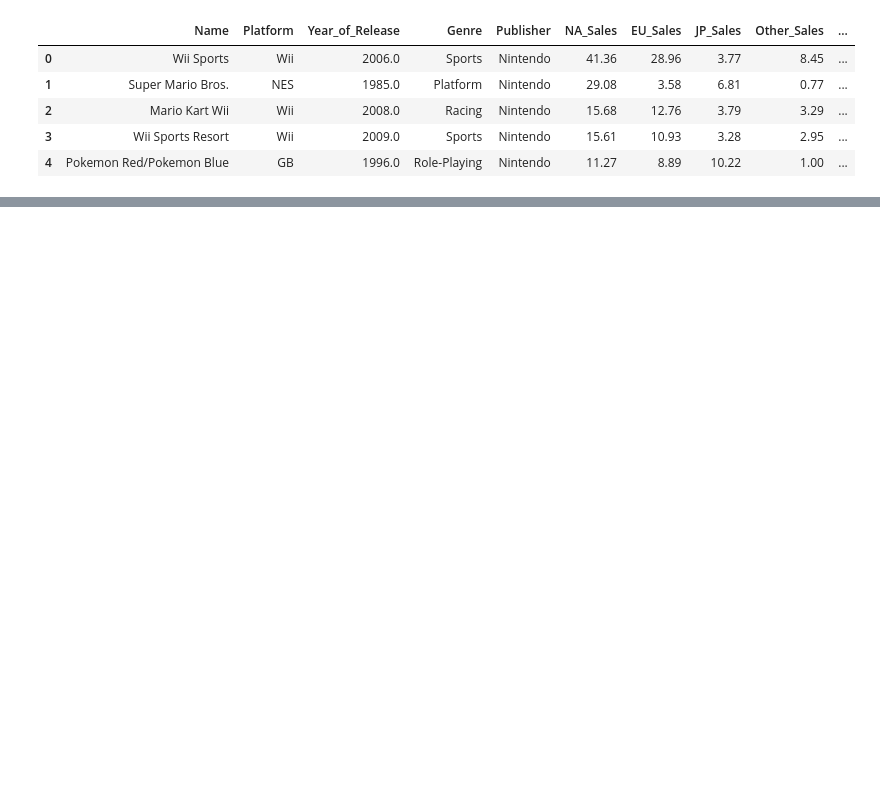
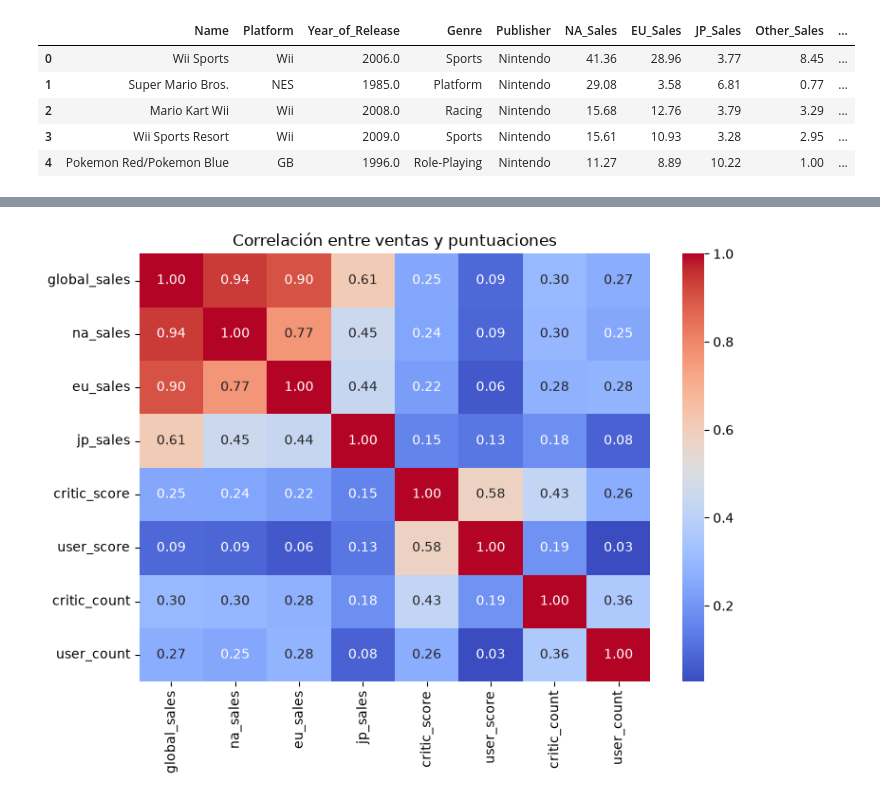
Before and after one commit to luiselallali18-hub/video-game-sales-storytelling-dashboard, a Jupyter notebook: notebooks/eda.ipynb, the cells around one changed output, grey strips where cells are left out. Saved outputs shown, nothing was run; the diff lists cells and outputs as text; code cells hidden in the pictures; blank space fills up the shorter version.

```diff
--- a/notebooks/eda.ipynb
+++ b/notebooks/eda.ipynb
@@ -52,0 +171,14 @@ df.describe()
+# %%
+# Matriz de correlación entre ventas y puntuaciones
+corr = df_clean[[
+    "global_sales",
+    "na_sales",
+    "eu_sales",
+    "jp_sales",
+    "critic_score",
+    "user_score",
+    "critic_count",
+    "user_count"
+]].corr()
+
+corr
@@ -53,3 +195,12 @@ df.describe()
+# %%
+# Visualizar la matriz de correlación
+plt.figure(figsize=(8, 6))
+sns.heatmap(corr, annot=True, cmap="coolwarm", fmt=".2f")
+plt.title("Correlación entre ventas y puntuaciones")
+plt.tight_layout()
+plt.show()
+# %% [output]
+[figure, added]
 # %%
 # Agregar ventas globales por año de lanzamiento
 ventas_por_anio = (
```
Also changed, not shown: parts of 20 cells of this notebook.
